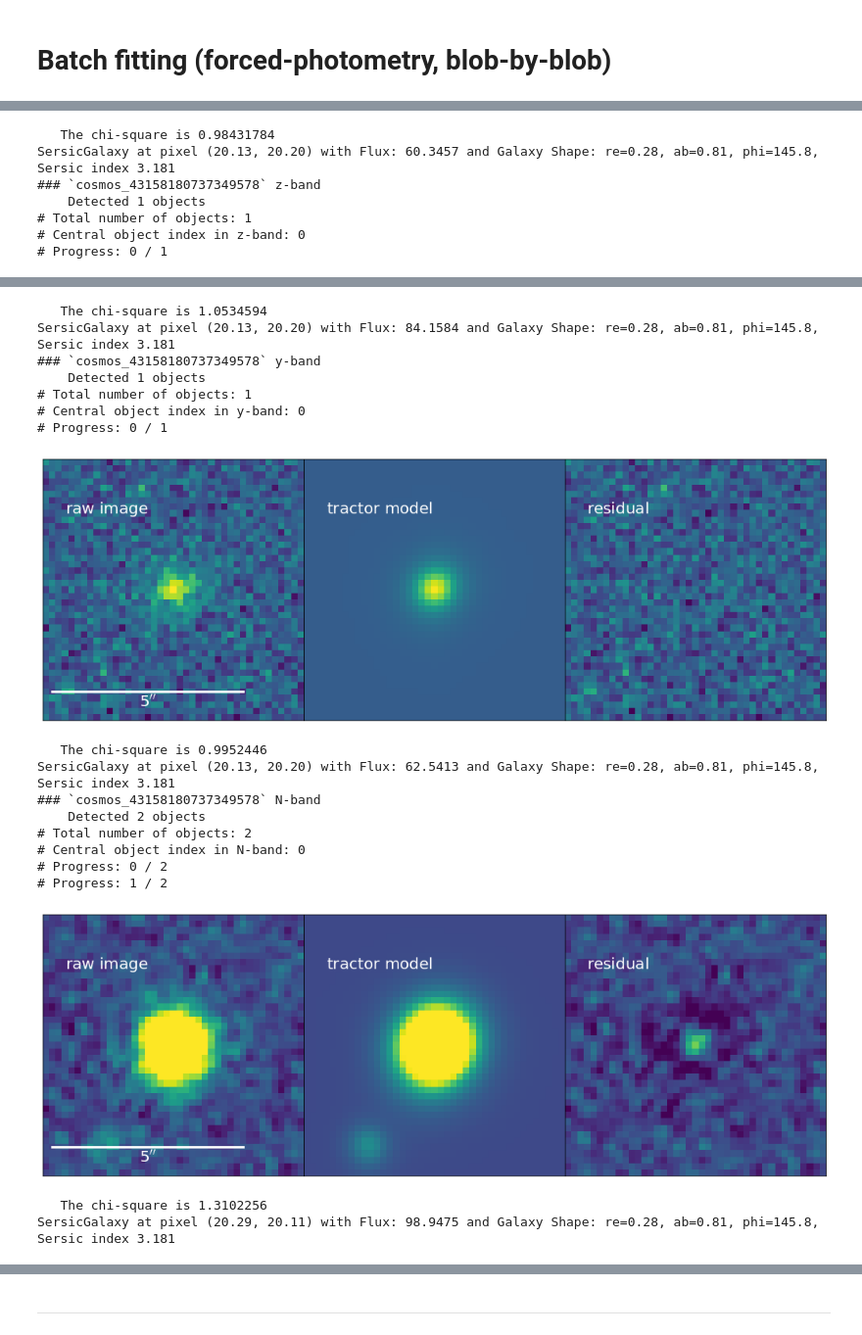
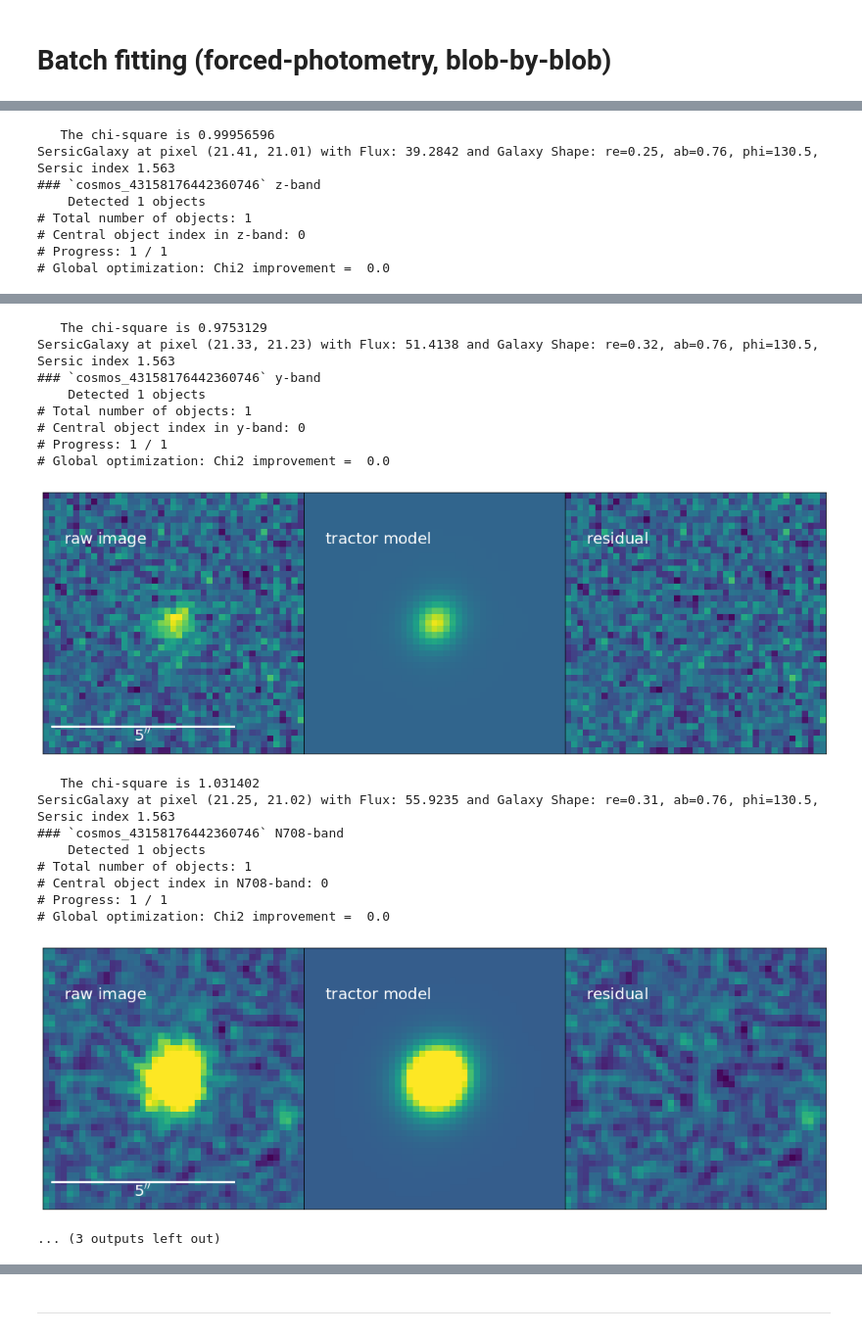
Before and after one commit to MerianSurvey/lambo, a Jupyter notebook: debug-Merian-tractor-ladybug.ipynb, the cells around one changed output, grey strips where cells are left out. Shown at 98% size. Saved outputs shown, nothing was run; the diff lists cells and outputs as text; code cells hidden in the pictures.

```diff
--- a/debug-Merian-tractor-ladybug.ipynb
+++ b/debug-Merian-tractor-ladybug.ipynb
@@ -60,17 +60,17 @@ obj_cat['dir'] = [file.replace('/projects/MERIAN/poststamps/g09_broadcut',
 # %%
 from astropy.convolution import Gaussian2DKernel
 # %%
-channels = 'grizyN'
+channels = list('grizy') + ['N708', 'N540']
 
-obj = obj_cat[81]
+obj = obj_cat[16]
 obj_id = obj['ID']
 
 
 cutout = [fits.open(os.path.join(obj['dir'], f's18a_wide_{obj["ID"]}_{filt}.fits')) for filt in 'grizy']
-cutout += [fits.open(os.path.join(obj['dir'], f"{obj['PREFIX']}_N708_deepCoadd.fits"))]
+cutout += [fits.open(os.path.join(obj['dir'], f"{obj['PREFIX']}_{filt}_deepCoadd.fits")) for filt in channels[-2:]]
 
 psf_list = [fits.open(os.path.join(obj['dir'], f's18a_wide_{obj["ID"]}_{filt}_psf.fits')) for filt in 'grizy']
-psf_list += [fits.open(os.path.join(obj['dir'], f"{obj['PREFIX']}_N708_psf.fits"))]
+psf_list += [fits.open(os.path.join(obj['dir'], f"{obj['PREFIX']}_{filt}_psf.fits")) for filt in channels[-2:]]
 
 coord = SkyCoord(obj['ra'], obj['dec'], frame='icrs', unit='deg')
 # %%
@@ -133,6 +133,6 @@ model_dict = {}
 ref_filt = 'i'
 model_dict[ref_filt] = tractor_hsc_sep_blob_by_blob(
     obj, ref_filt, hsc_data.channels, hsc_data,
-    freeze_dict={'pos': False, 'shape': False, 'sersicindex': False}, # don't fix shape/sersic
+    freeze_dict={'pos': False, 'shape.ab': False, 'shape.phi': False, 'sersicindex': False}, # don't fix shape/sersic
     verbose=True, show_fig=True)
 # %% [output]
@@ -159,9 +164,11 @@ import copy
 ref_source = copy.deepcopy(model_dict[ref_filt].catalog[model_dict[ref_filt].target_ind])
 
 
-model_dict['N'] = tractor_hsc_sep_blob_by_blob(
-        obj, 'N', hsc_data.channels, hsc_data,
+model_dict['N540'] = tractor_hsc_sep_blob_by_blob(
+        obj, 'N540', hsc_data.channels, hsc_data,
         ref_source=ref_source,
+#         ref_source=None,
+#         freeze_dict={'pos': False, 'shape.ab': False, 'shape.phi': False, 'sersicindex': False},
         freeze_dict={'pos': False, 'shape.ab': True, 'shape.phi': True, 'sersicindex': True},
         # Since the coordinate system of Merian is different from HSC, we don't fix position.
         verbose=True, show_fig=True)
@@ -204,19 +203,19 @@ from kuaizi.tractor.utils import initialize_meas_cat, _write_to_row
 # %%
 # meas_cat = initialize_meas_cat(obj_cat)
 # %%
-channels = 'grizyN'
+channels = list('grizy') + ['N708', 'N540']
+
 ref_filt = 'i'
 forced_channels = [filt for filt in channels if filt != ref_filt]
 
-for k, obj in enumerate(obj_cat[81:82]):
+for k, obj in enumerate(obj_cat[0:1]):
     print(f'### Tractor modeling for obj {k}')
     obj_id = obj['ID']
 
     cutout = [fits.open(os.path.join(obj['dir'], f's18a_wide_{obj["ID"]}_{filt}.fits')) for filt in 'grizy']
-    cutout += [fits.open(os.path.join(obj['dir'], f"{obj['PREFIX']}_N708_deepCoadd.fits"))]
-
+    cutout += [fits.open(os.path.join(obj['dir'], f"{obj['PREFIX']}_{filt}_deepCoadd.fits")) for filt in channels[-2:]]
     psf_list = [fits.open(os.path.join(obj['dir'], f's18a_wide_{obj["ID"]}_{filt}_psf.fits')) for filt in 'grizy']
-    psf_list += [fits.open(os.path.join(obj['dir'], f"{obj['PREFIX']}_N708_psf.fits"))]
+    psf_list += [fits.open(os.path.join(obj['dir'], f"{obj['PREFIX']}_{filt}_psf.fits")) for filt in channels[-2:]]
 
     coord = SkyCoord(obj['ra'], obj['dec'], frame='icrs', unit='deg')
 
@@ -236,17 +235,18 @@ for k, obj in enumerate(obj_cat[81:82]):
     # fitting in the i-band first: then pass the i-band parameters of target galaxy to other bands
     model_dict[ref_filt] = tractor_hsc_sep_blob_by_blob(
         obj, ref_filt, data.channels, data,
-        freeze_dict={'pos': False, 'shape': False, 'sersicindex': False}, # don't fix shape/sersic
+        freeze_dict={'pos': False, 'shape.ab': False, 'shape.phi': False, 'sersicindex': False},
+        # don't fix shape/sersic
         verbose=True, show_fig=True)
 
     for filt in forced_channels:
-        pos = False if filt == 'N' else True
+        pos = False# if filt == 'N' else True
         model_dict[filt] = tractor_hsc_sep_blob_by_blob(
             obj, filt, data.channels, data,
             ref_source=model_dict[ref_filt].catalog[model_dict[ref_filt].target_ind],
-            freeze_dict={'pos': pos, 'shape': True, 'sersicindex': True}, # don't fix shape/sersic
+            freeze_dict={'pos': pos, 'shape.ab': True, 'shape.phi': True, 'sersicindex': True},
+            # don't fix shape/sersic
             verbose=True, show_fig=True)
-
     # Write to catalog
 #     with open(obj_name + '_sep_tractor.pkl', 'wb') as f:
 #         pickle.dump(model_dict, f)
@@ -279,7 +280,8 @@ SersicGalaxy at pixel (20.13, 20.20) with Flux: 32.2738 and Galaxy Shape: re=0.2
-   The chi-square is 0.98431784
-SersicGalaxy at pixel (20.13, 20.20) with Flux: 60.3457 and Galaxy Shape: re=0.28, ab=0.81, phi=145.8, Sersic index 3.181
-### `cosmos_43158180737349578` z-band
+   The chi-square is 0.99956596
+SersicGalaxy at pixel (21.41, 21.01) with Flux: 39.2842 and Galaxy Shape: re=0.25, ab=0.76, phi=130.5, Sersic index 1.563
+### `cosmos_43158176442360746` z-band
     Detected 1 objects
 # Total number of objects: 1
 # Central object index in z-band: 0
-# Progress: 0 / 1
+# Progress: 1 / 1
+# Global optimization: Chi2 improvement =  0.0
@@ -287,22 +289,22 @@ SersicGalaxy at pixel (20.13, 20.20) with Flux: 60.3457 and Galaxy Shape: re=0.2
-   The chi-square is 1.0534594
-SersicGalaxy at pixel (20.13, 20.20) with Flux: 84.1584 and Galaxy Shape: re=0.28, ab=0.81, phi=145.8, Sersic index 3.181
-### `cosmos_43158180737349578` y-band
+   The chi-square is 0.9753129
+SersicGalaxy at pixel (21.33, 21.23) with Flux: 51.4138 and Galaxy Shape: re=0.32, ab=0.76, phi=130.5, Sersic index 1.563
+### `cosmos_43158176442360746` y-band
     Detected 1 objects
 # Total number of objects: 1
 # Central object index in y-band: 0
-# Progress: 0 / 1
+# Progress: 1 / 1
+# Global optimization: Chi2 improvement =  0.0
-[figure, old version]
+[figure, new version]
-   The chi-square is 0.9952446
-SersicGalaxy at pixel (20.13, 20.20) with Flux: 62.5413 and Galaxy Shape: re=0.28, ab=0.81, phi=145.8, Sersic index 3.181
-### `cosmos_43158180737349578` N-band
-    Detected 2 objects
-# Total number of objects: 2
-# Central object index in N-band: 0
-# Progress: 0 / 2
-# Progress: 1 / 2
+   The chi-square is 1.031402
+SersicGalaxy at pixel (21.25, 21.02) with Flux: 55.9235 and Galaxy Shape: re=0.31, ab=0.76, phi=130.5, Sersic index 1.563
+### `cosmos_43158176442360746` N708-band
+    Detected 1 objects
+# Total number of objects: 1
+# Central object index in N708-band: 0
+# Progress: 1 / 1
+# Global optimization: Chi2 improvement =  0.0
-[figure, old version]
+[figure, new version]
-   The chi-square is 1.3102256
-SersicGalaxy at pixel (20.29, 20.11) with Flux: 98.9475 and Galaxy Shape: re=0.28, ab=0.81, phi=145.8, Sersic index 3.181
+... (3 outputs left out)
 # %%
 _write_to_row(meas_cat[81], model_dict)
 # %% [output]
```
Also changed, not shown: parts of 18 cells of this notebook, 3 other files.
